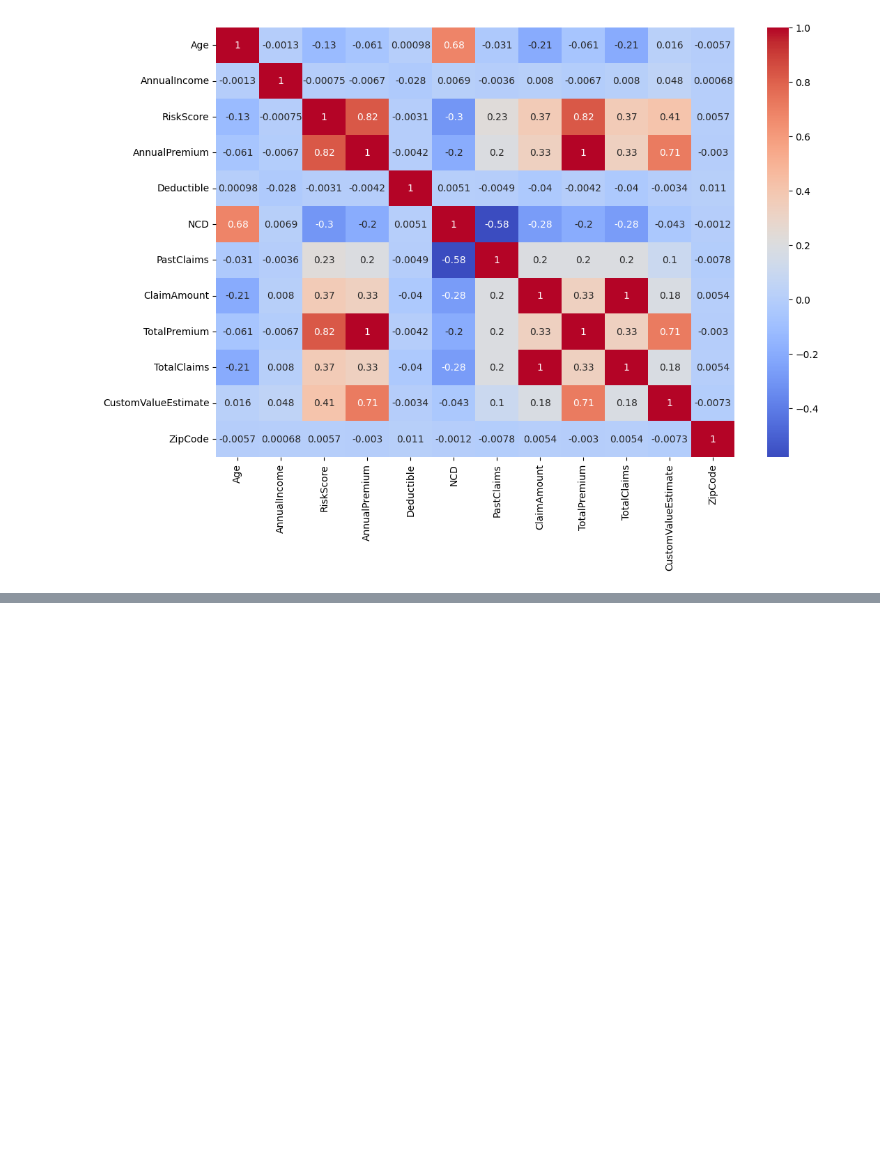
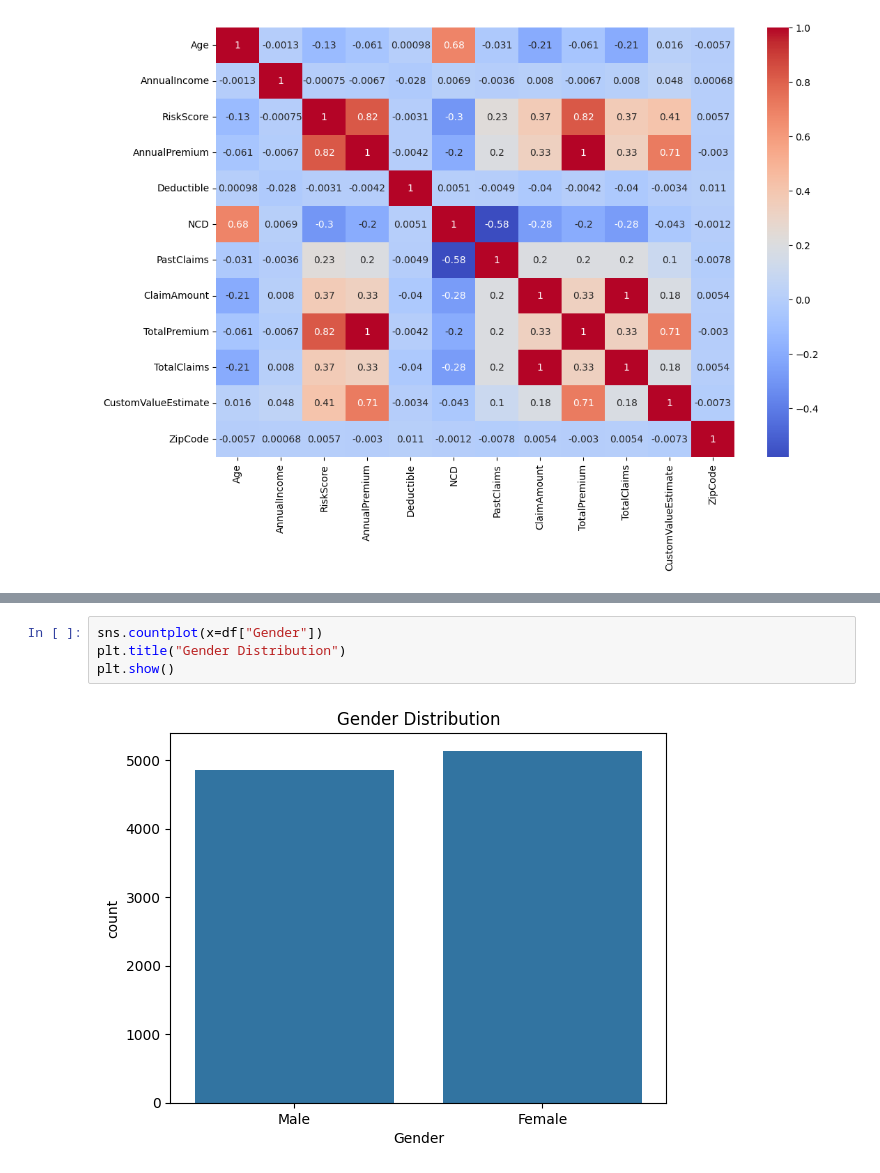
Before and after one commit to MisganaMessay/insurance-risk-analytics, a Jupyter notebook: notebooks/01_eda.ipynb, the cells around one changed output, grey strips where cells are left out. Saved outputs shown, nothing was run; the diff lists cells and outputs as text; blank space fills up the shorter version.

```diff
--- a/notebooks/01_eda.ipynb
+++ b/notebooks/01_eda.ipynb
@@ -94,0 +106,6 @@ plt.show()
+# %%
+sns.countplot(x=df["Gender"])
+plt.title("Gender Distribution")
+plt.show()
+# %% [output]
+[figure, added]
```
Also changed, not shown: parts of 12 cells of this notebook, 1 other file.
